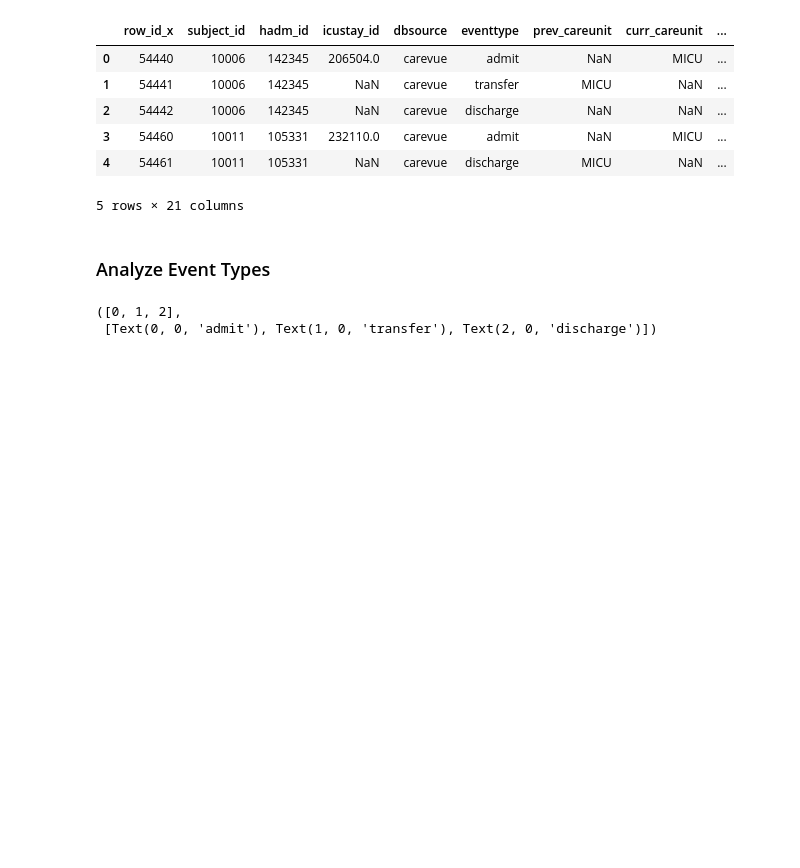
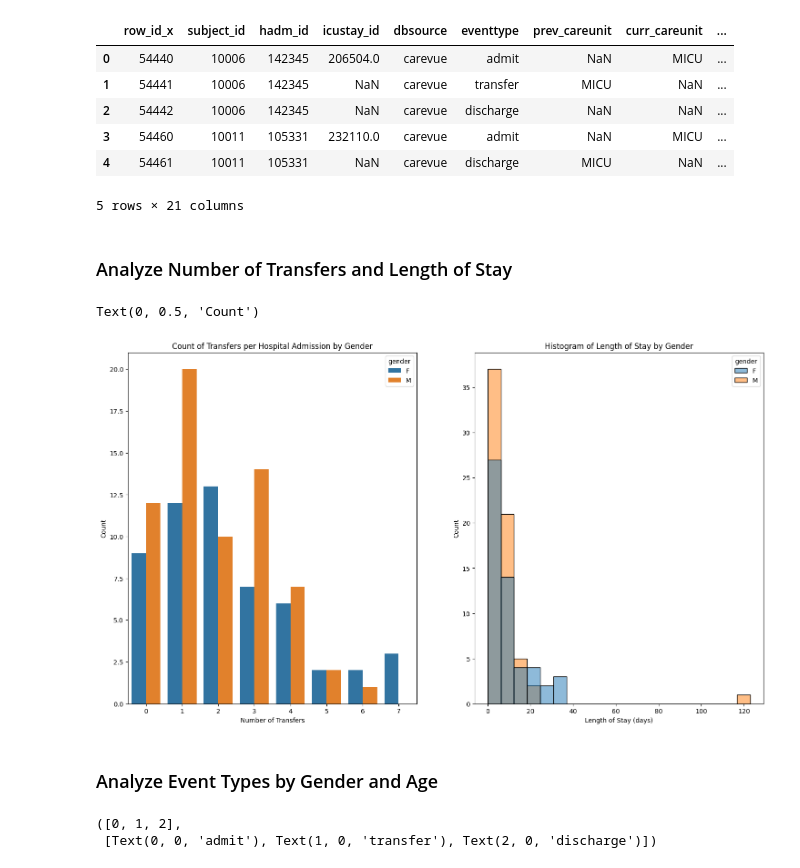
Before and after one commit to JaykumarPatel4802/ai-in-health, a Jupyter notebook: Homework/Assignment 2 - MIMIC Visualization/DataVisualizationAdditional.ipynb, the cells around one changed output. Drawn from its saved outputs; the diff is of its cells as text; code cells hidden in the pictures; blank space fills up the shorter version.

Commit message:
add transfer count and los infomration per hospital admission

```diff
--- a/Homework/Assignment 2 - MIMIC Visualization/DataVisualizationAdditional.ipynb
+++ b/Homework/Assignment 2 - MIMIC Visualization/DataVisualizationAdditional.ipynb
@@ -74,8 +74,40 @@ merged_transfers_patients.head()
 | 3 | 54460 | 10011 | 105331 | 232110.0 | carevue | admit | NaN | MICU | ... |
 | 4 | 54461 | 10011 | 105331 | NaN | carevue | discharge | MICU | NaN | ... |
 5 rows × 21 columns
+# %% [markdown]
+### Analyze Number of Transfers and Length of Stay
+# %%
+# Calculate number of transfers per hospital admission and get admission/discharge times
+transfers_and_los_per_patient = merged_transfers_patients.groupby('hadm_id').agg(
+    num_transfers=('eventtype', lambda x: (x == 'transfer').sum()),
+    admit_time=('intime', lambda x: x[merged_transfers_patients.loc[x.index, 'eventtype'] == 'admit'].iloc[0] if any(merged_transfers_patients.loc[x.index, 'eventtype'] == 'admit') else None),
+    discharge_time=('intime', lambda x: x[merged_transfers_patients.loc[x.index, 'eventtype'] == 'discharge'].iloc[0] if any(merged_transfers_patients.loc[x.index, 'eventtype'] == 'discharge') else None),
+    gender=('gender', lambda x: x[merged_transfers_patients.loc[x.index, 'eventtype'] == 'admit'].iloc[0] if any(merged_transfers_patients.loc[x.index, 'eventtype'] == 'admit') else None)
+).reset_index()
+
+transfers_and_los_per_patient['los'] = (pd.to_datetime(transfers_and_los_per_patient['discharge_time']) - pd.to_datetime(transfers_and_los_per_patient['admit_time'])).dt.days
+
+# Create a complex visualization
+plt.figure(figsize=(18, 10))
+
+# Count plot of Transfers per Hospital Admission by Gender
+plt.subplot(1, 2, 1)
+sns.countplot(data=transfers_and_los_per_patient, x='num_transfers', hue='gender')
+plt.title("Count of Transfers per Hospital Admission by Gender")
+plt.xlabel("Number of Transfers")
+plt.ylabel("Count")
+
+# Histogram of Length of Stay by Gender
+plt.subplot(1, 2, 2)
+sns.histplot(data=transfers_and_los_per_patient, x='los', bins=20, hue='gender')
+plt.title("Histogram of Length of Stay per Hospital Admission by Gender")
+plt.xlabel("Length of Stay (days)")
+plt.ylabel("Count")
+# %% [output]
+Text(0, 0.5, 'Count')
+[figure, added]
 # %% [markdown]
-### Analyze Event Types
+### Analyze Event Types by Gender and Age
 # %%
 # Create a complex visualization
 plt.figure(figsize=(18, 10))
```
